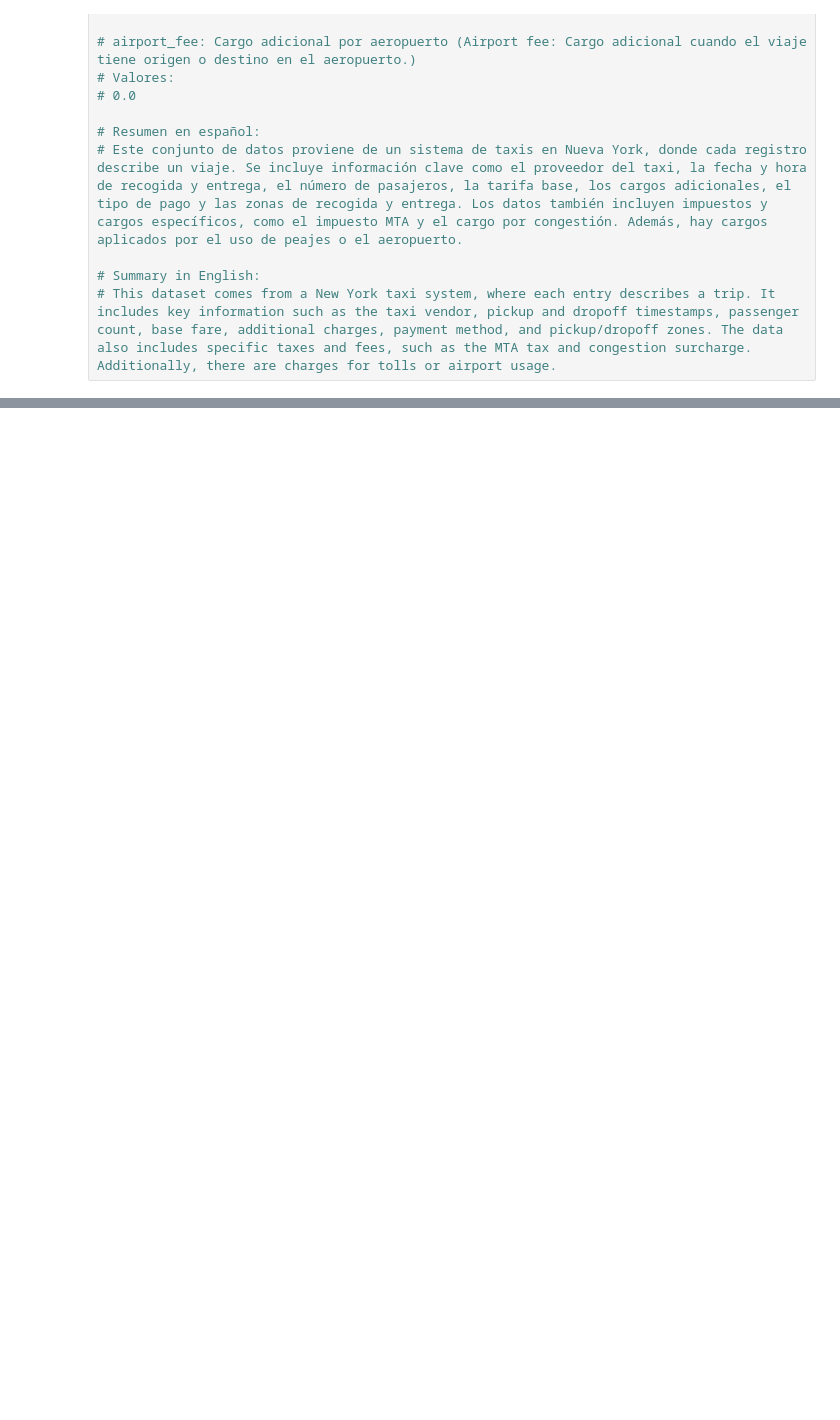
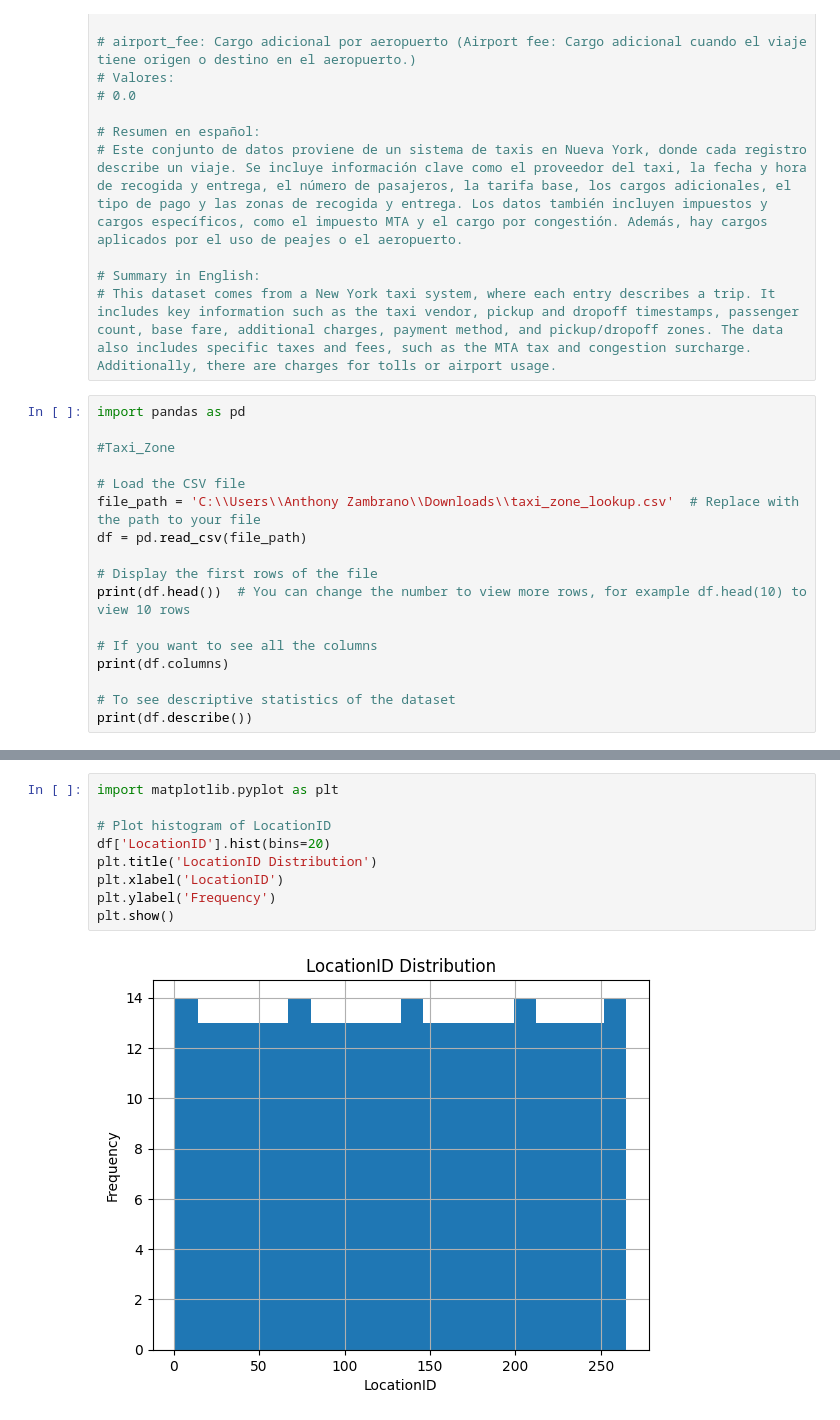
Before and after one commit to SebaCM/Taxis_Fare_Project, a Jupyter notebook: Taxis_Fare_and_Time.ipynb, the cells around one changed output, grey strips where cells are left out. Saved outputs shown, nothing was run; the diff lists cells and outputs as text; blank space fills up the shorter version.

```diff
--- a/Taxis_Fare_and_Time.ipynb
+++ b/Taxis_Fare_and_Time.ipynb
@@ -299,3 +299,20 @@ Name: airport_fee, dtype: object
 
 # Summary in English:
 # This dataset comes from a New York taxi system, where each entry describes a trip. It includes key information such as the taxi vendor, pickup and dropoff timestamps, passenger count, base fare, additional charges, payment method, and pickup/dropoff zones. The data also includes specific taxes and fees, such as the MTA tax and congestion surcharge. Additionally, there are charges for tolls or airport usage.
+# %%
+import pandas as pd
+
+#Taxi_Zone
+
+# Load the CSV file
+file_path = 'C:\\Users\\Anthony Zambrano\\Downloads\\taxi_zone_lookup.csv'  # Replace with the path to your file
+df = pd.read_csv(file_path)
+
+# Display the first rows of the file
+print(df.head())  # You can change the number to view more rows, for example df.head(10) to view 10 rows
+
+# If you want to see all the columns
+print(df.columns)
+
+# To see descriptive statistics of the dataset
+print(df.describe())
@@ -301,0 +444,11 @@ Name: airport_fee, dtype: object
+# %%
+import matplotlib.pyplot as plt
+
+# Plot histogram of LocationID
+df['LocationID'].hist(bins=20)
+plt.title('LocationID Distribution')
+plt.xlabel('LocationID')
+plt.ylabel('Frequency')
+plt.show()
+# %% [output]
+[figure, added]
```
Also changed, not shown: parts of 10 cells of this notebook.
